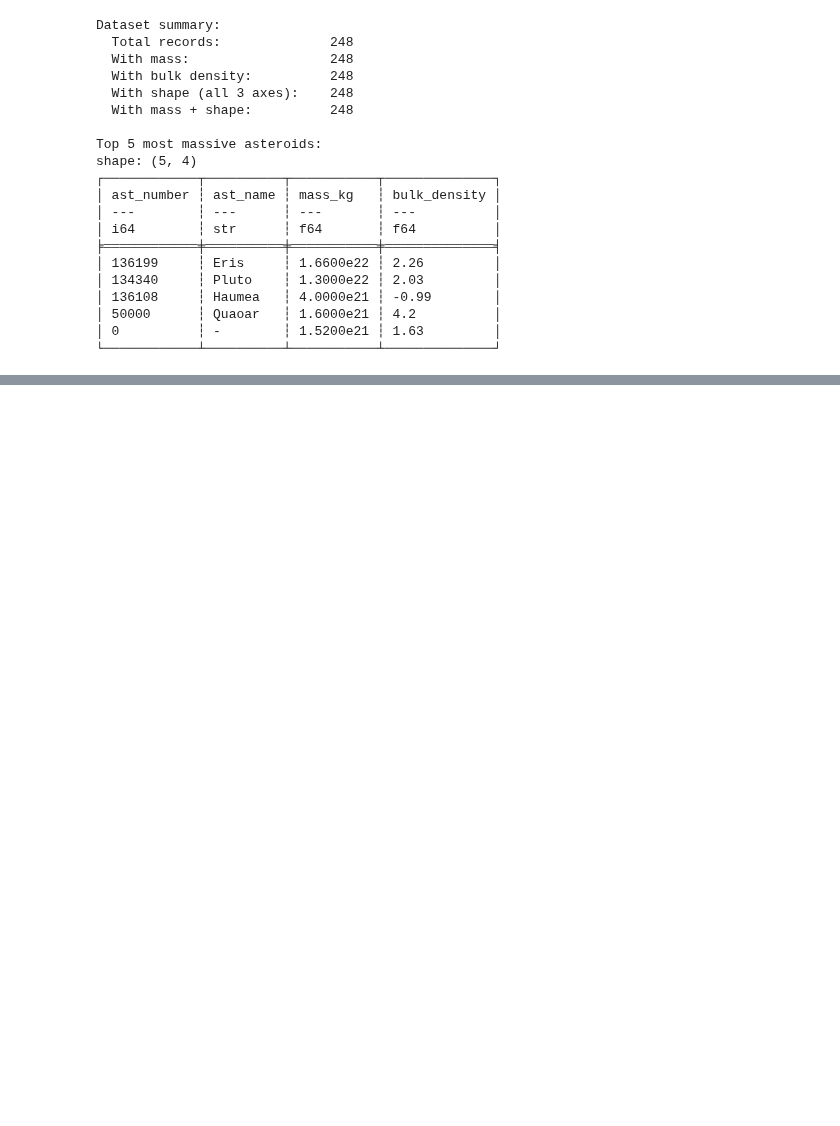
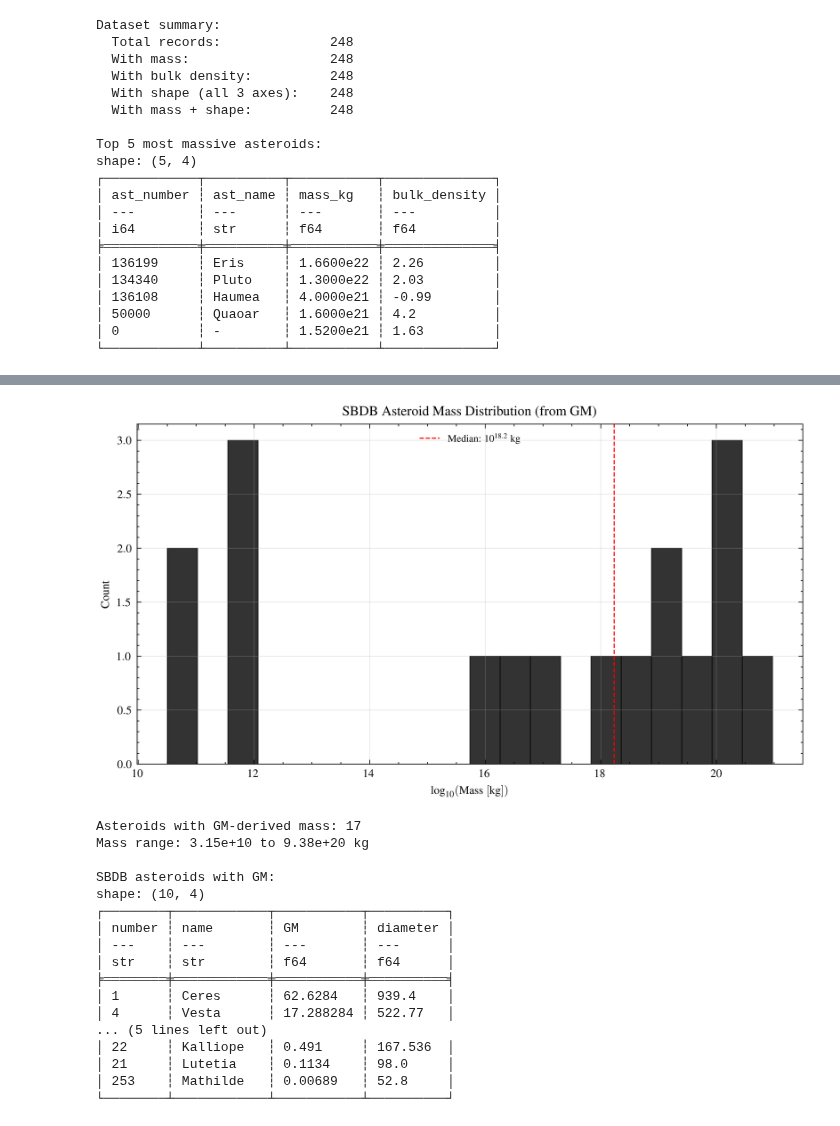
Before and after one commit to duncaneddy/astrojax, a Jupyter notebook: notebooks/asteroid_mass_distributions.ipynb, the cells around one changed output, grey strips where cells are left out. Cells and saved outputs as stored; diff of their text form; code cells hidden in the pictures; blank space fills up the shorter version.

```diff
--- a/notebooks/asteroid_mass_distributions.ipynb
+++ b/notebooks/asteroid_mass_distributions.ipynb
@@ -283,0 +384,50 @@ shape: (5, 4)
+# %%
+log_mass_sbdb = np.log10(mass_from_gm)
+
+fig, ax = plt.subplots(figsize=(7, 4))
+ax.hist(log_mass_sbdb, bins=20, edgecolor="k", linewidth=0.5, alpha=0.8)
+median_log_m = np.median(log_mass_sbdb)
+ax.axvline(
+    median_log_m,
+    color="red",
+    linestyle="--",
+    linewidth=0.8,
+    label=f"Median: $10^{{{median_log_m:.1f}}}$ kg",
+)
+ax.set_xlabel(r"$\log_{10}(\mathrm{Mass\ [kg]})$")
+ax.set_ylabel("Count")
+ax.set_title("SBDB Asteroid Mass Distribution (from GM)")
+ax.legend(fontsize=7)
+ax.grid(True, alpha=0.3)
+fig.tight_layout()
+plt.show()
+
+print(f"Asteroids with GM-derived mass: {len(mass_from_gm)}")
+print(f"Mass range: {mass_from_gm.min():.2e} to {mass_from_gm.max():.2e} kg")
+
+# Show the named objects
+print("\nSBDB asteroids with GM:")
+print(
+    sbdb_gm.select(["number", "name", "GM", "diameter"])
+    .sort("GM", descending=True)
+    .head(10)
+)
+# %% [output]
+[figure, added]
+Asteroids with GM-derived mass: 17
+Mass range: 3.15e+10 to 9.38e+20 kg
+
+SBDB asteroids with GM:
+shape: (10, 4)
+┌────────┬────────────┬───────────┬──────────┐
+│ number ┆ name       ┆ GM        ┆ diameter │
+│ ---    ┆ ---        ┆ ---       ┆ ---      │
+│ str    ┆ str        ┆ f64       ┆ f64      │
+╞════════╪════════════╪═══════════╪══════════╡
+│ 1      ┆ Ceres      ┆ 62.6284   ┆ 939.4    │
+│ 4      ┆ Vesta      ┆ 17.288284 ┆ 522.77   │
+... (5 lines left out)
+│ 22     ┆ Kalliope   ┆ 0.491     ┆ 167.536  │
+│ 21     ┆ Lutetia    ┆ 0.1134    ┆ 98.0     │
+│ 253    ┆ Mathilde   ┆ 0.00689   ┆ 52.8     │
+└────────┴────────────┴───────────┴──────────┘
```
Also changed, not shown: parts of 17 cells of this notebook, 16 other files.
